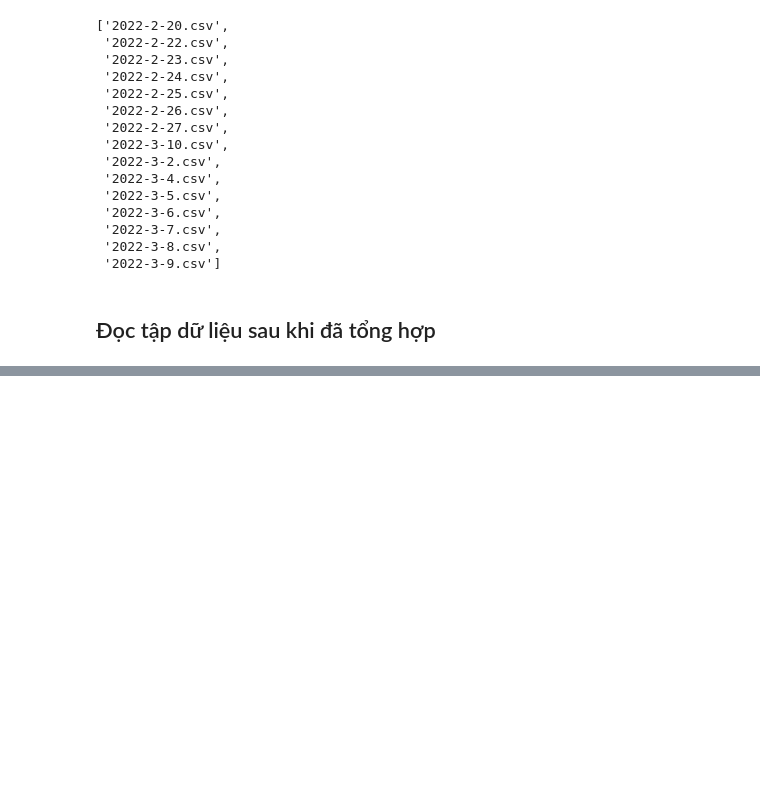
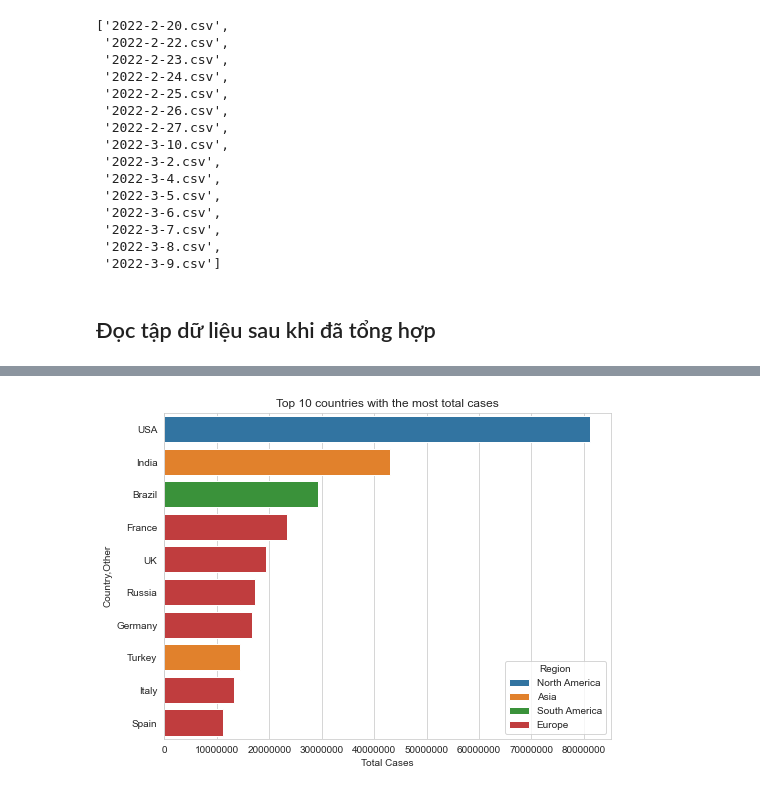
Before and after one commit to cttho/cttho-education-projects, a Jupyter notebook: Worldometer-COVID19/Lab01.ipynb, the cells around one changed output, grey strips where cells are left out. Drawn from its saved outputs; the diff is of its cells as text; code cells hidden in the pictures; blank space fills up the shorter version.

```diff
--- a/Worldometer-COVID19/Lab01.ipynb
+++ b/Worldometer-COVID19/Lab01.ipynb
@@ -554,0 +586,26 @@ df
+# %%
+country_newest_day_df = newest_day_df[7:]
+
+# Sort the dataset by descending order
+# then take the first 10 rows
+top10_total_cases = country_newest_day_df.sort_values('Total Cases', ascending=False).head(10)
+
+# Set background style
+sns.set_style("whitegrid")
+
+# Create Figure and Axes object
+fig, ax = plt.subplots(figsize=[8,6])
+
+# Horizontal bar chart
+# bar color represents for that country's region
+sns.barplot(x='Total Cases', y='Country,Other',
+            data=top10_total_cases,
+            hue='Region', dodge=False,)
+
+plt.title('Top 10 countries with the most total cases') # Chart title
+plt.ticklabel_format(style='plain', axis='x') # Change format of ticks on y axis
+
+# Show the chart
+plt.show()
+# %% [output]
+[figure, added]
```
Also changed, not shown: parts of 31 cells of this notebook, 16 other files.
